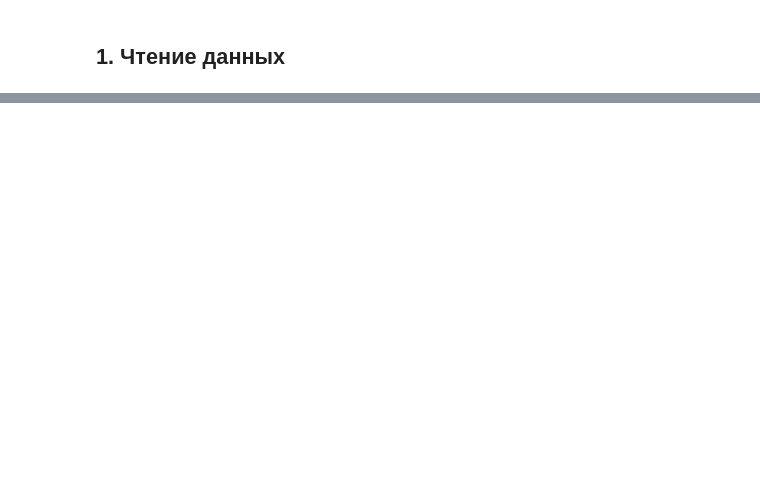
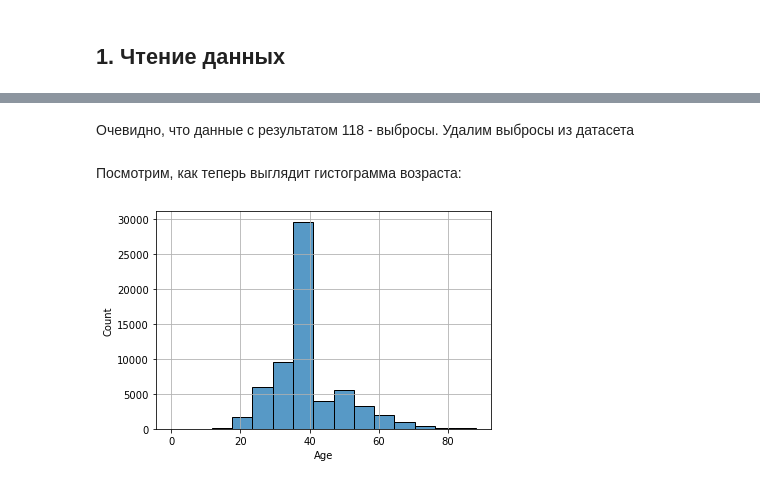
Before and after one commit to okmand/MachineLearning_TravelInsurance, a Jupyter notebook: travel_insurance.ipynb, the cells around one changed output, grey strips where cells are left out. Cells and saved outputs as stored; diff of their text form; code cells hidden in the pictures; blank space fills up the shorter version.

```diff
--- a/travel_insurance.ipynb
+++ b/travel_insurance.ipynb
@@ -56,0 +91,13 @@ d = 11
+# %% [markdown]
+Очевидно, что данные с результатом 118 - выбросы. Удалим выбросы из датасета
+# %%
+data_raw.loc[data_raw['Age'] > 100, 'Age'] = np.mean(data_raw["Age"])
+rows_to_drop = data_raw[data_raw['Age'] > 100].index
+data_raw = data_raw.drop(rows_to_drop)
+# %% [markdown]
+Посмотрим, как теперь выглядит гистограмма возраста:
+# %%
+sns.histplot(data_raw['Age'], bins=15)
+plt.grid()
+# %% [output]
+[figure, added]
```
Also changed, not shown: parts of 25 cells of this notebook.
